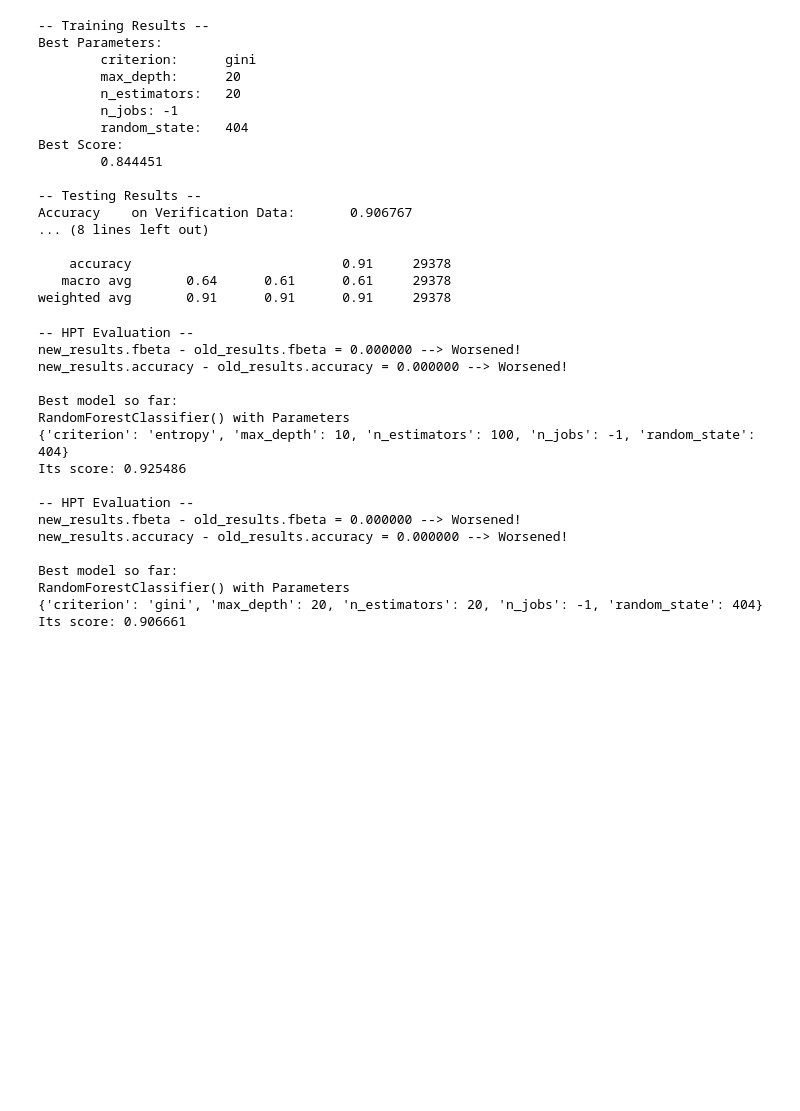
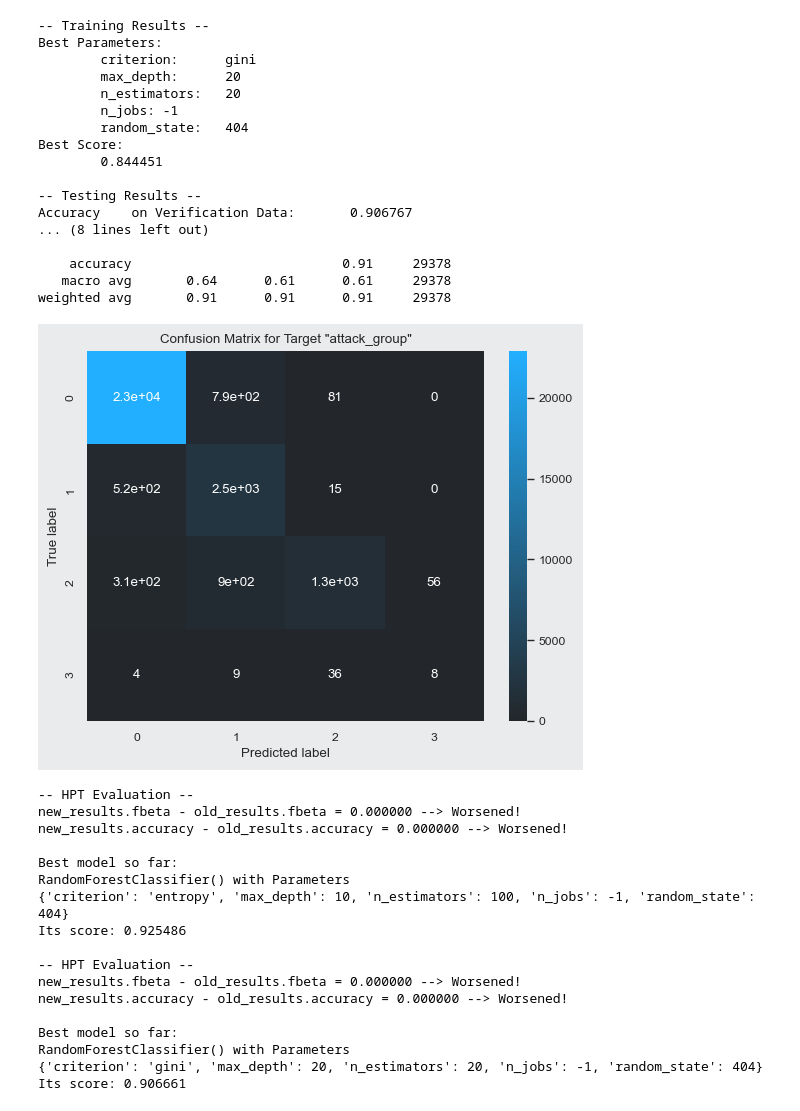
Before and after one commit to WildCodeWolf/Your-Data-Is-Mine, a Jupyter notebook: network-traffic-ml.ipynb, the cells around one changed output. Drawn from its saved outputs; the diff is of its cells as text; code cells hidden in the pictures; blank space fills up the shorter version.

```diff
--- a/network-traffic-ml.ipynb
+++ b/network-traffic-ml.ipynb
@@ -481,6 +483,10 @@ Accuracy    on Verification Data:       0.906767
     accuracy                           0.91     29378
    macro avg       0.64      0.61      0.61     29378
 weighted avg       0.91      0.91      0.91     29378
+# %%
+simple_confusion_matrix(y_true_attack_group, rf_attack_group_pred, 'attack_group')
+# %% [output]
+[figure, added]
 # %%
 def compare_models(new_results, old_results):
     is_improved = new_results.fbeta > old_results.fbeta
```
Also changed, not shown: parts of 24 cells of this notebook.
